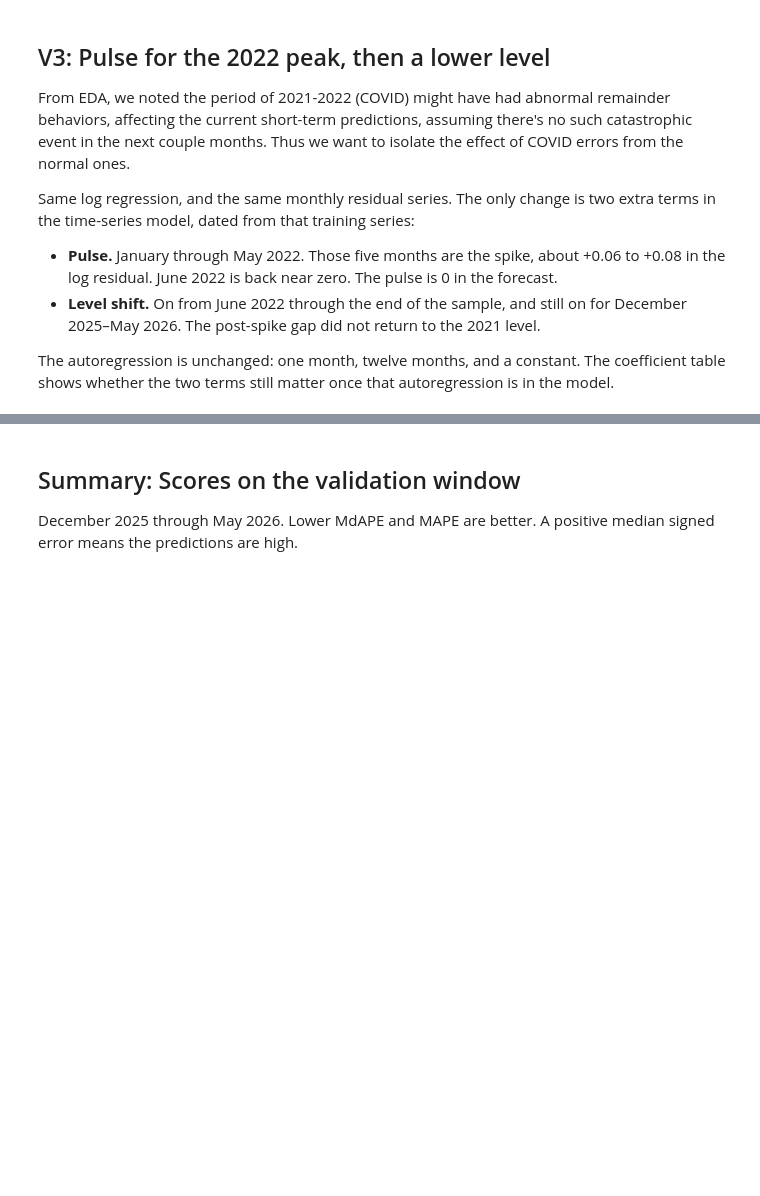
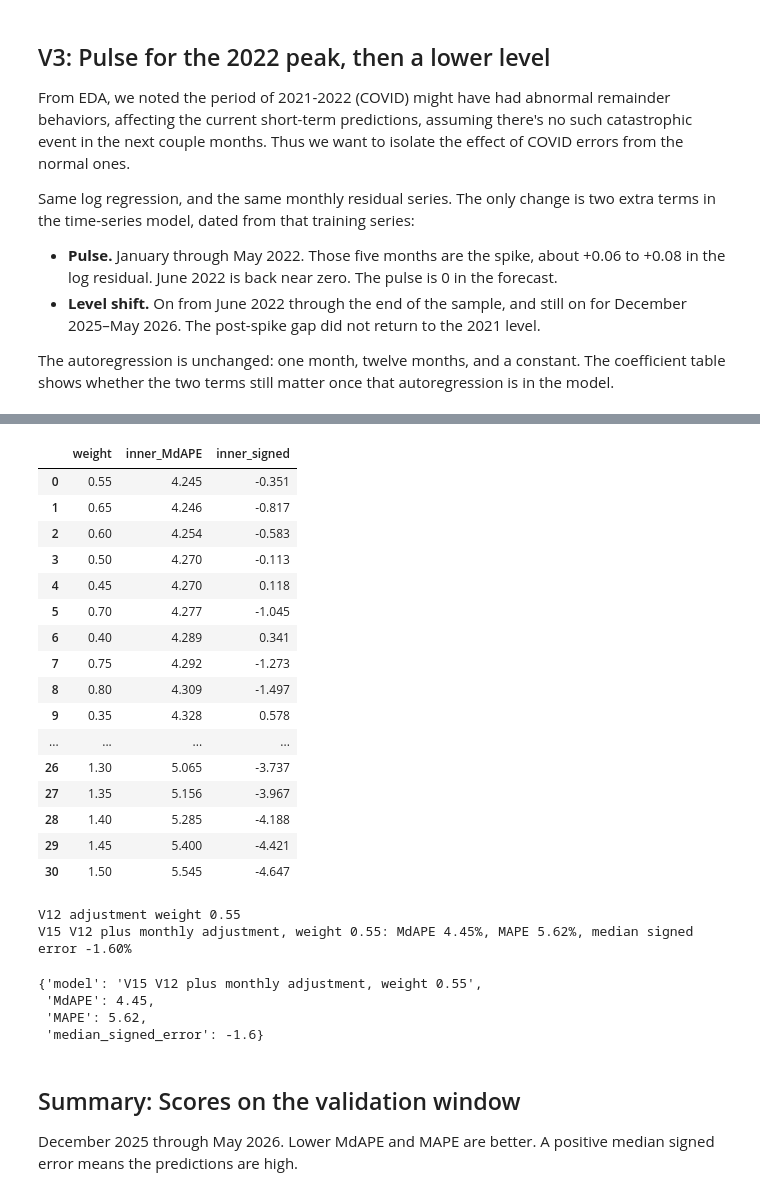
Before and after one commit to phuonganhdangamy/SSU-Data-Dash, a Jupyter notebook: notebooks/list_aware_models.ipynb, the cells around one changed output, grey strips where cells are left out. Cells and saved outputs as stored; diff of their text form; code cells hidden in the pictures; blank space fills up the shorter version.

```diff
--- a/notebooks/list_aware_models.ipynb
+++ b/notebooks/list_aware_models.ipynb
@@ -429,3 +1210,44 @@ Log OLS + 2022 pulse and level shift: MdAPE 4.80%, MAPE 5.98%, median signed err
+# %%
+inner_v12 = LGBMRegressor(
+    **lgb_fixed,
+    num_leaves=int(best_lgb.num_leaves),
+    learning_rate=float(best_lgb.learning_rate),
+    n_estimators=int(best_lgb.n_estimators),
+)
+inner_v12.fit(x9_train.iloc[early], log_early, categorical_feature=lgb_categories)
+v12_weights = adjustment_table(inner_v12.predict(x9_train.iloc[~early]), sold_late, factor_late)
+display(v12_weights)
+v12_weight = float(v12_weights.iloc[0]["weight"])
+print(f"V12 adjustment weight {v12_weight:g}")
+add_score(
+    f"V15 V12 plus monthly adjustment, weight {v12_weight:g}",
+    np.exp(v12_model.predict(x9_valid) + v12_weight * factor_valid),
+    valid["sold_price"],
+)
+# %% [output]
+|  | weight | inner_MdAPE | inner_signed |
+| 0 | 0.55 | 4.245 | -0.351 |
+| 1 | 0.65 | 4.246 | -0.817 |
+| 2 | 0.60 | 4.254 | -0.583 |
+| 3 | 0.50 | 4.270 | -0.113 |
+| 4 | 0.45 | 4.270 | 0.118 |
+| 5 | 0.70 | 4.277 | -1.045 |
+| 6 | 0.40 | 4.289 | 0.341 |
+| 7 | 0.75 | 4.292 | -1.273 |
+| 8 | 0.80 | 4.309 | -1.497 |
+| 9 | 0.35 | 4.328 | 0.578 |
+| ... | ... | ... | ... |
+| 26 | 1.30 | 5.065 | -3.737 |
+| 27 | 1.35 | 5.156 | -3.967 |
+| 28 | 1.40 | 5.285 | -4.188 |
+| 29 | 1.45 | 5.400 | -4.421 |
+| 30 | 1.50 | 5.545 | -4.647 |
+V12 adjustment weight 0.55
+V15 V12 plus monthly adjustment, weight 0.55: MdAPE 4.45%, MAPE 5.62%, median signed error -1.60%
+{'model': 'V15 V12 plus monthly adjustment, weight 0.55',
+ 'MdAPE': 4.45,
+ 'MAPE': 5.62,
+ 'median_signed_error': -1.6}
 # %% [markdown]
 ## Summary: Scores on the validation window
 
```
Also changed, not shown: parts of 29 cells of this notebook.
